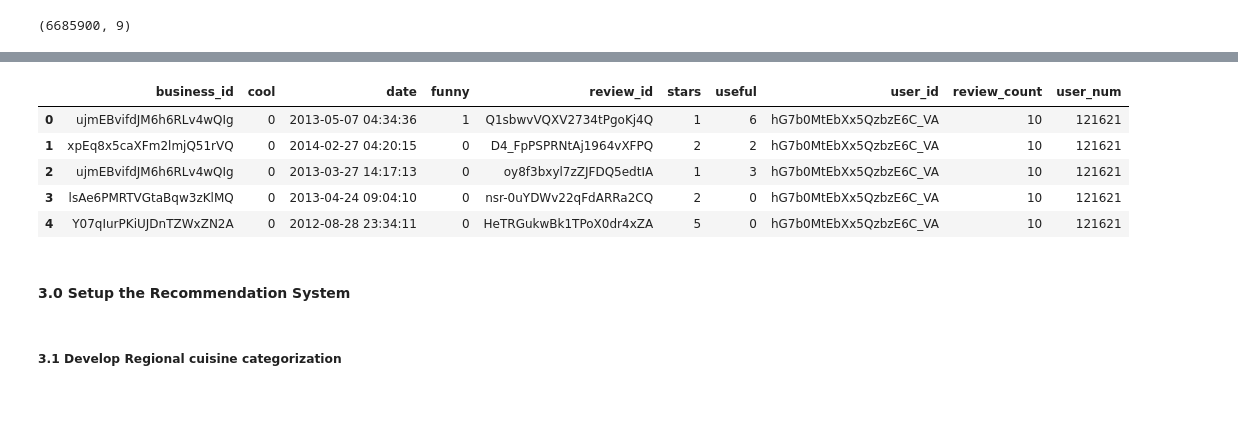
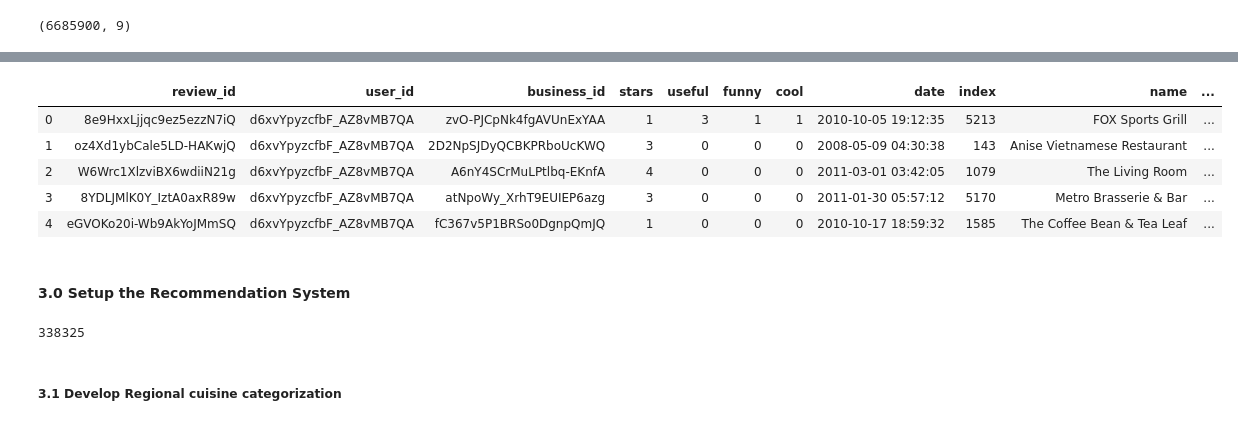
Before and after one commit to talham/CUNY, a Jupyter notebook: Data612/FinalProject/Yelp_analysis.ipynb, the cells around one changed output, grey strips where cells are left out. Cells and saved outputs as stored; diff of their text form; code cells hidden in the pictures.

```diff
--- a/Data612/FinalProject/Yelp_analysis.ipynb
+++ b/Data612/FinalProject/Yelp_analysis.ipynb
@@ -625,0 +626,3 @@ reviews.tail(n=5)
+# %%
+#keep only the reviews for businesses that have been selected
+reviews_sel=reviews.merge(az_data_sel_hc[['business_id','index','name']],how='inner',left_on='business_id',right_on='business_id')
@@ -626,3 +633,3 @@ reviews.tail(n=5)
 # %%
-users=reviews[['user_id','review_id']].groupby(['user_id']).count().sort_values(['review_id'],ascending=False)
+users=reviews_sel[['user_id','review_id']].groupby(['user_id']).count().sort_values(['review_id'],ascending=False)
 # %%
@@ -632,5 +639,5 @@ users.shape
 # %%
-user_num=np.arange(0,1637138)
+user_num=np.arange(0,users.shape[0])
 # %%
 users['user_num']=user_num
 # %%
@@ -676,3 +683,3 @@ users[(users['review_count']>=1000)][['review_count']].plot.hist(bins=25,color='
 # %%
-reviews=reviews.merge(users,left_on='user_id',right_on='user_id')
+reviews_sel=reviews_sel.merge(users,left_on='user_id',right_on='user_id')
 # %%
@@ -687,9 +694,9 @@ reviews.tail(n=5)
 # %%
-reviews.head(n=5)
+reviews_sel.head(n=5)
 # %% [output]
-|  | business_id | cool | date | funny | review_id | stars | useful | user_id | review_count | user_num |
-| 0 | ujmEBvifdJM6h6RLv4wQIg | 0 | 2013-05-07 04:34:36 | 1 | Q1sbwvVQXV2734tPgoKj4Q | 1 | 6 | hG7b0MtEbXx5QzbzE6C_VA | 10 | 121621 |
-| 1 | xpEq8x5caXFm2lmjQ51rVQ | 0 | 2014-02-27 04:20:15 | 0 | D4_FpPSPRNtAj1964vXFPQ | 2 | 2 | hG7b0MtEbXx5QzbzE6C_VA | 10 | 121621 |
-| 2 | ujmEBvifdJM6h6RLv4wQIg | 0 | 2013-03-27 14:17:13 | 0 | oy8f3bxyl7zZJFDQ5edtIA | 1 | 3 | hG7b0MtEbXx5QzbzE6C_VA | 10 | 121621 |
-| 3 | lsAe6PMRTVGtaBqw3zKlMQ | 0 | 2013-04-24 09:04:10 | 0 | nsr-0uYDWv22qFdARRa2CQ | 2 | 0 | hG7b0MtEbXx5QzbzE6C_VA | 10 | 121621 |
-| 4 | Y07qIurPKiUJDnTZWxZN2A | 0 | 2012-08-28 23:34:11 | 0 | HeTRGukwBk1TPoX0dr4xZA | 5 | 0 | hG7b0MtEbXx5QzbzE6C_VA | 10 | 121621 |
+|  | review_id | user_id | business_id | stars | useful | funny | cool | date | index | name | ... |
+| 0 | 8e9HxxLjjqc9ez5ezzN7iQ | d6xvYpyzcfbF_AZ8vMB7QA | zvO-PJCpNk4fgAVUnExYAA | 1 | 3 | 1 | 1 | 2010-10-05 19:12:35 | 5213 | FOX Sports Grill | ... |
+| 1 | oz4Xd1ybCale5LD-HAKwjQ | d6xvYpyzcfbF_AZ8vMB7QA | 2D2NpSJDyQCBKPRboUcKWQ | 3 | 0 | 0 | 0 | 2008-05-09 04:30:38 | 143 | Anise Vietnamese Restaurant | ... |
+| 2 | W6Wrc1XlzviBX6wdiiN21g | d6xvYpyzcfbF_AZ8vMB7QA | A6nY4SCrMuLPtlbq-EKnfA | 4 | 0 | 0 | 0 | 2011-03-01 03:42:05 | 1079 | The Living Room | ... |
+| 3 | 8YDLJMlK0Y_IztA0axR89w | d6xvYpyzcfbF_AZ8vMB7QA | atNpoWy_XrhT9EUIEP6azg | 3 | 0 | 0 | 0 | 2011-01-30 05:57:12 | 5170 | Metro Brasserie & Bar | ... |
+| 4 | eGVOKo20i-Wb9AkYoJMmSQ | d6xvYpyzcfbF_AZ8vMB7QA | fC367v5P1BRSo0DgnpQmJQ | 1 | 0 | 0 | 0 | 2010-10-17 18:59:32 | 1585 | The Coffee Bean & Tea Leaf | ... |
@@ -701,3 +712,7 @@ rat_t_surp=Dt.load_from_df(ratings[['userId', 'movieId', 'rating']], Reader(rati
+# %%
+len(rest_test)
+# %% [output]
+338325
 # %% [markdown]
 ##### 3.1 Develop Regional cuisine categorization
 # %%
```
Also changed, not shown: parts of 13 cells of this notebook, 1 other file.
